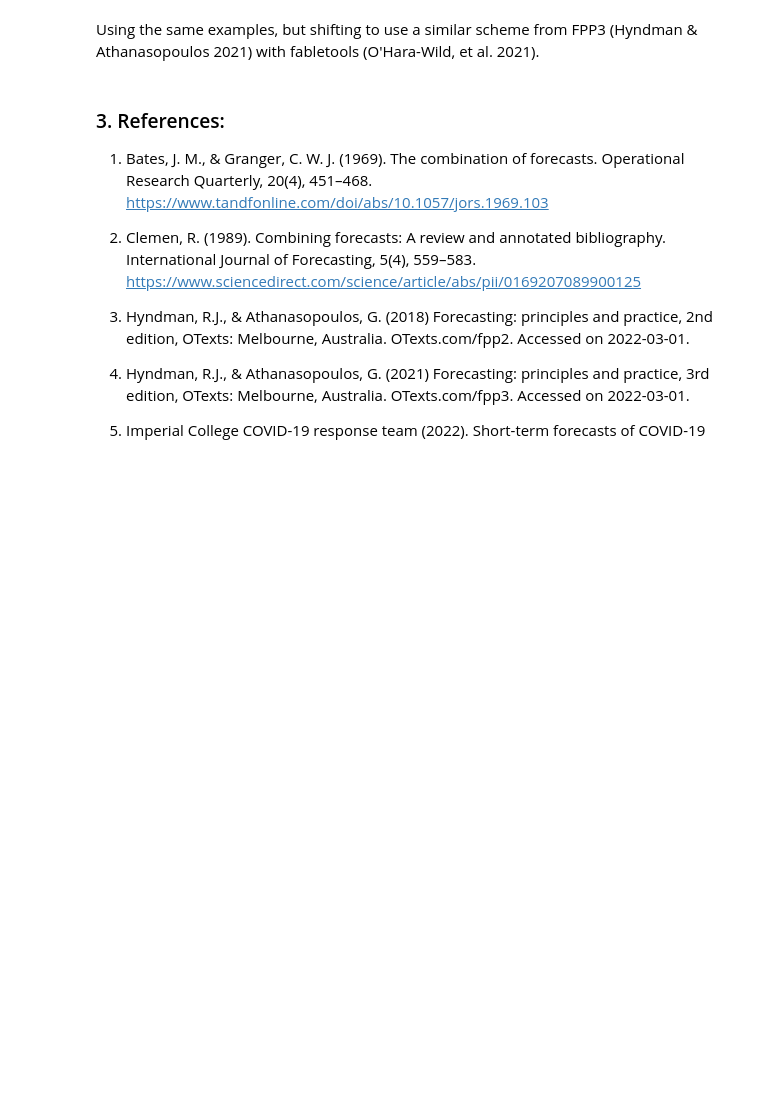
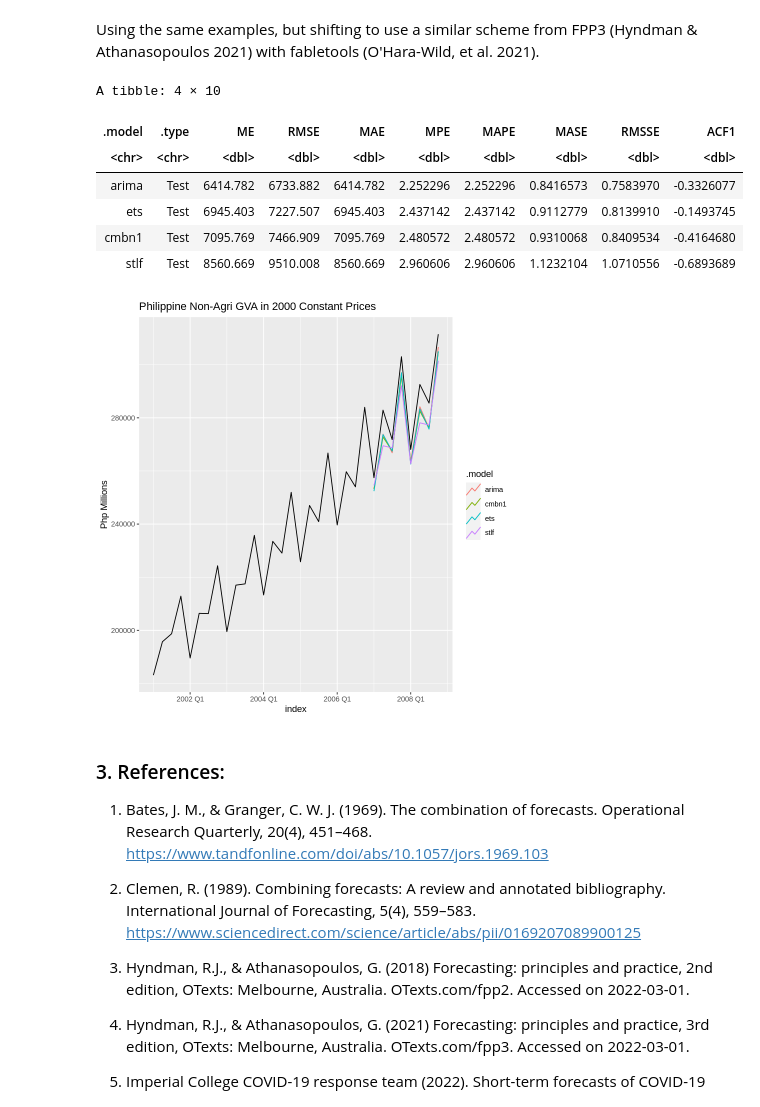
Before and after one commit to pacayton/forecast_combination_seminar, a Jupyter notebook: Forecast_Combination_R.ipynb, the cells around one changed output. Cells and saved outputs as stored; diff of their text form; code cells hidden in the pictures; blank space fills up the shorter version.

```diff
--- a/Forecast_Combination_R.ipynb
+++ b/Forecast_Combination_R.ipynb
@@ -186,6 +186,45 @@ c(ETS = accuracy(ETS, mrt3)["Test set","RMSE"],
 > The method with the lowest residual/error variance gets to have larger weights in the forecast combination approach
 # %% [markdown]
 Using the same examples, but shifting to use a similar scheme from FPP3 (Hyndman & Athanasopoulos 2021) with fabletools (O'Hara-Wild, et al. 2021).
+# %%
+nonagri.tsb <- nonagri %>% as_tsibble()
+
+nonagri.tsb.train <- nonagri.tsb %>% filter(year(index) <= 2006)
+
+STLF <- decomposition_model(
+  STL(log(value) ~ season(window = Inf)),
+  ETS(season_adjust ~ season("N"))
+)
+
+nonagri_models <- nonagri.tsb.train %>%
+  model(
+    ets = ETS(value),
+    stlf = STLF,
+    arima = ARIMA(log(value)),
+    cmbn1 = combination_model(
+      ETS(value), STLF, ARIMA(log(value)),
+      cmbn_args = list(weights = "inv_var")
+      )
+  )
+
+nonagri_fc <- nonagri_models %>%
+  forecast(h = "2 years")
+
+nonagri_fc %>%
+  autoplot(nonagri.tsb %>% filter(year(index) > 2000), level = NULL) +
+  labs(y = "Php Millions",
+    title = "Philippine Non-Agri GVA in 2000 Constant Prices")
+
+nonagri_fc %>% accuracy(nonagri.tsb) %>% arrange(RMSE)
+# %% [output]
+A tibble: 4 × 10
+| .model | .type | ME | RMSE | MAE | MPE | MAPE | MASE | RMSSE | ACF1 |
+| <chr> | <chr> | <dbl> | <dbl> | <dbl> | <dbl> | <dbl> | <dbl> | <dbl> | <dbl> |
+| arima | Test | 6414.782 | 6733.882 | 6414.782 | 2.252296 | 2.252296 | 0.8416573 | 0.7583970 | -0.3326077 |
+| ets | Test | 6945.403 | 7227.507 | 6945.403 | 2.437142 | 2.437142 | 0.9112779 | 0.8139910 | -0.1493745 |
+| cmbn1 | Test | 7095.769 | 7466.909 | 7095.769 | 2.480572 | 2.480572 | 0.9310068 | 0.8409534 | -0.4164680 |
+| stlf | Test | 8560.669 | 9510.008 | 8560.669 | 2.960606 | 2.960606 | 1.1232104 | 1.0710556 | -0.6893689 |
+[figure, added]
 # %% [markdown]
 ### 3. References:
 
```
